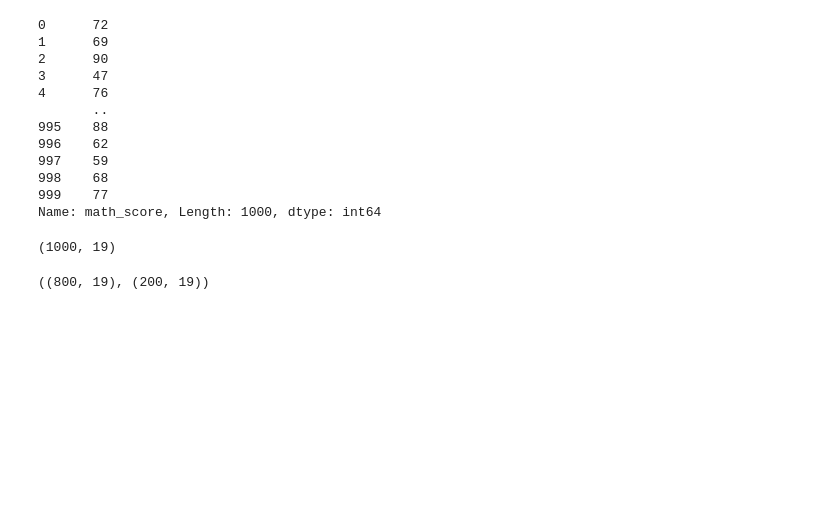
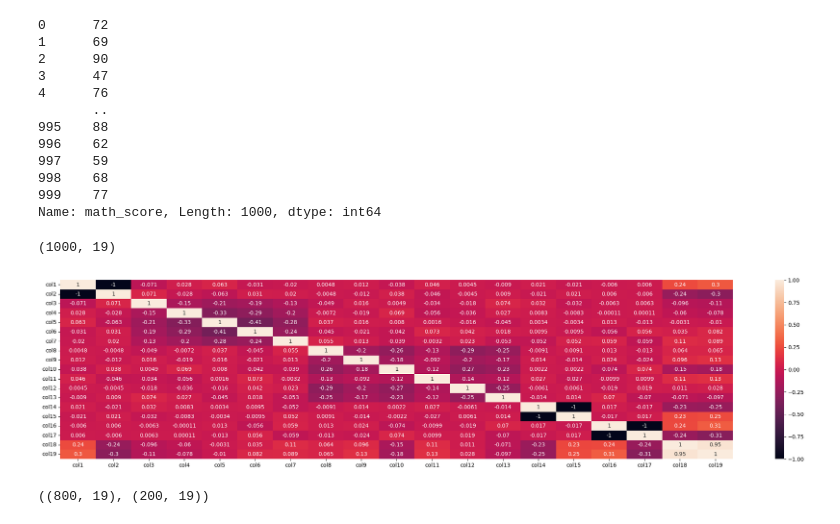
Before and after one commit to SohamSarkar7/Exam_Performance_ML_Prediction, a Jupyter notebook: notebook/2. MODEL TRAINING.ipynb, the cells around one changed output. Drawn from its saved outputs; the diff is of its cells as text; code cells hidden in the pictures; blank space fills up the shorter version.

```diff
--- a/notebook/2. MODEL TRAINING.ipynb
+++ b/notebook/2. MODEL TRAINING.ipynb
@@ -111,6 +111,15 @@ X = preprocessor.fit_transform(X)
 X.shape
 # %% [output]
 (1000, 19)
+# %%
+column_name = [f'col{i}' for i in range(1,20)]
+
+transform_matrix = pd.DataFrame(X,columns=column_name)
+plt.figure(figsize=(28,6))
+sns.heatmap(transform_matrix.corr(),annot=True)
+plt.show()
+# %% [output]
+[figure, added]
 # %%
 # separate dataset into train and test
 from sklearn.model_selection import train_test_split
```
Also changed, not shown: 1 other file.
